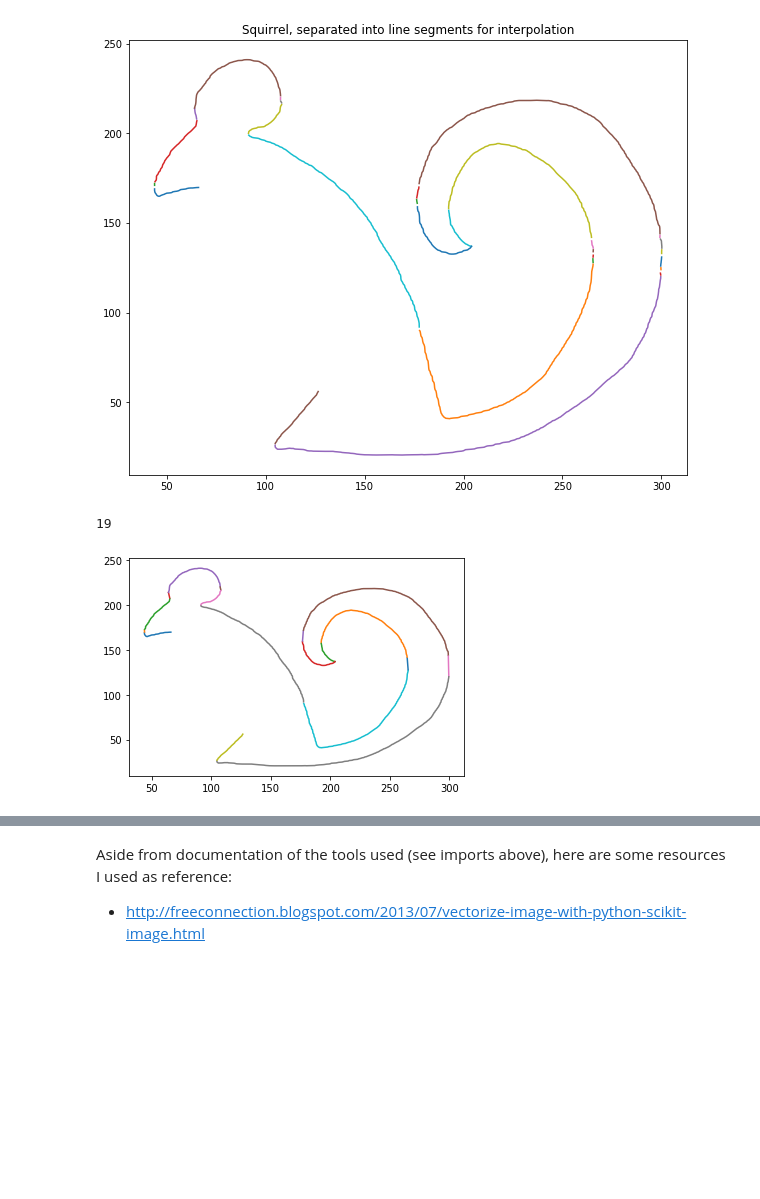
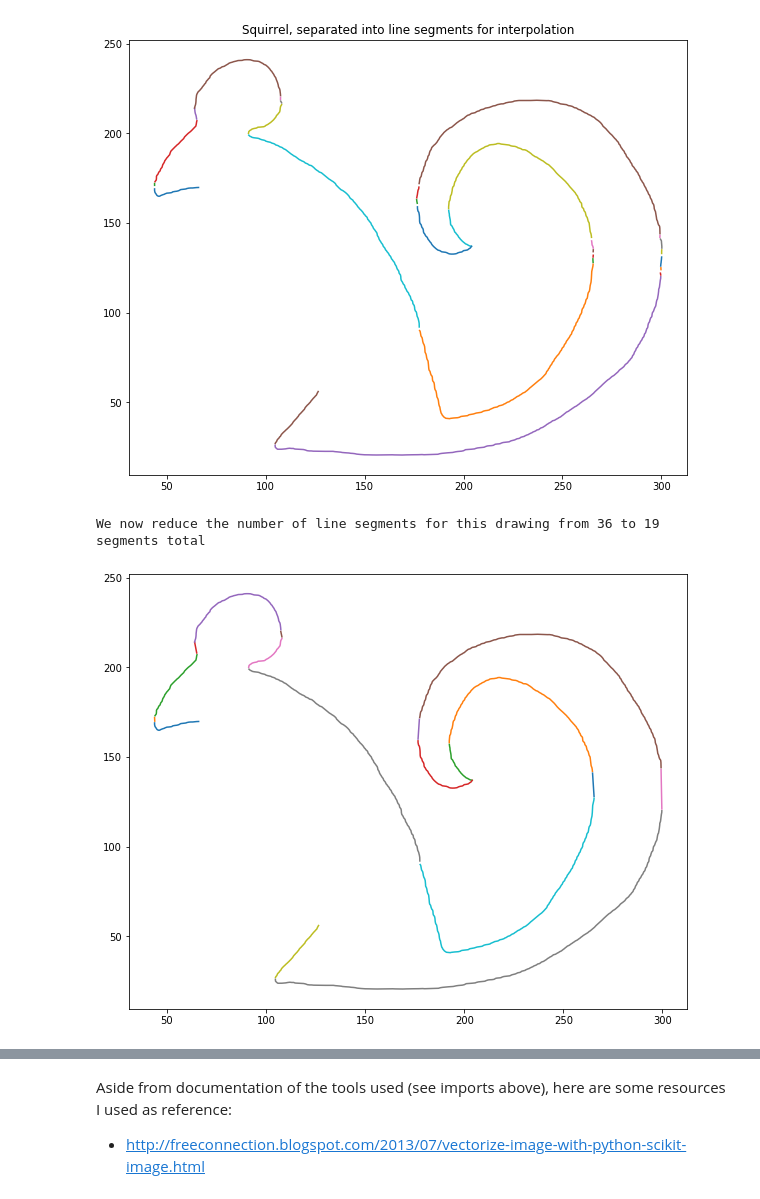
Before and after one commit to DeepFriedPollock/am_205_project, a Jupyter notebook: final_project_initial_explorations_emily.ipynb, the cells around one changed output, grey strips where cells are left out. Drawn from its saved outputs; the diff is of its cells as text; code cells hidden in the pictures; blank space fills up the shorter version.

```diff
--- a/final_project_initial_explorations_emily.ipynb
+++ b/final_project_initial_explorations_emily.ipynb
@@ -214,55 +214,48 @@ def handle_micro_segments(line_segments, threshold):
     must fall under for it to be deemed "too small."
     """
     result = []
+    aggregate_segment_indices = []
     aggregation_mode = False
     for index, segment in enumerate(line_segments):
         size = segment.shape[0]
         if size < threshold:
             if not aggregation_mode:
                 aggregation_mode = True
                 # Grab the first item of the small segment
                 first_small_point = segment[0]
             else:
                 # Keep grabbing segments
                 continue
         else:
             # This means that we need to start small_segment
             # over again because we saw a huge chunk
-            # Reset the counter
+            # So, reset aggregation mode
             if aggregation_mode:
+                # Save a bookmark to where the "aggregate" indices are
+                aggregate_segment_indices.append(len(result))
                 last_small_point = line_segments[index - 1][-1]
                 # First small and last small should be points
                 segment_of_small_points = np.array([first_small_point, last_small_point])
-#                 print(segment_of_small_points.shape)
                 result.append(segment_of_small_points)
+
             aggregation_mode = False
             result.append(segment)
-    return np.array(result)
+    return (np.array(result), aggregate_segment_indices)
 
 
-#         # this is considered a small shape
-#         # Before, I start the small shape run, store the segment prior  to it, and
-#         # check the X-value of the last item
-#         # That way, if the small segment size is way too small, we can try to connect the last point
-#         # with the prior OR next large segment, and throw it away.
-#         if size < threshold:
-#             # There is always the danger that the X point we start and end with will be the same,
-#             # such that a polynomial line cannot be interpolated,
-#             # but we accept this risk given the numerical nature of these points
-#             # (the probability is sufficiently low)
+reduced_line_segments, aggregate_indices = handle_micro_segments(line_segments, 10)
 
+# TODO: remove tiny segments, and maybe add a third point to any particularly vertical lines
+# We can now also process the direction that the lines are going in, figure out the direction of the tiny segments
+# And then append them to either end if possible
 
-
-results = handle_micro_segments(line_segments, 10)
-# print(results.shape)
-for line_segment in results:
+plt.figure(figsize=(10, 8))
+for line_segment in reduced_line_segments:
     xs = line_segment[:, 0]
     ys = line_segment[:, 1]
     plt.plot(xs, ys)
 
-print(len(results))
-
-# TODO: once you have a good base, we can iteratively pick points for spline interpolation, measure the error
+print(f"We now reduce the number of line segments for this drawing from {len(line_segments)} to {len(reduced_line_segments)} segments total")
 # %% [output]
-19
+We now reduce the number of line segments for this drawing from 36 to 19 segments total
-[figure, old version]
+[figure, new version]
```
Also changed, not shown: parts of 1 cell of this notebook.
